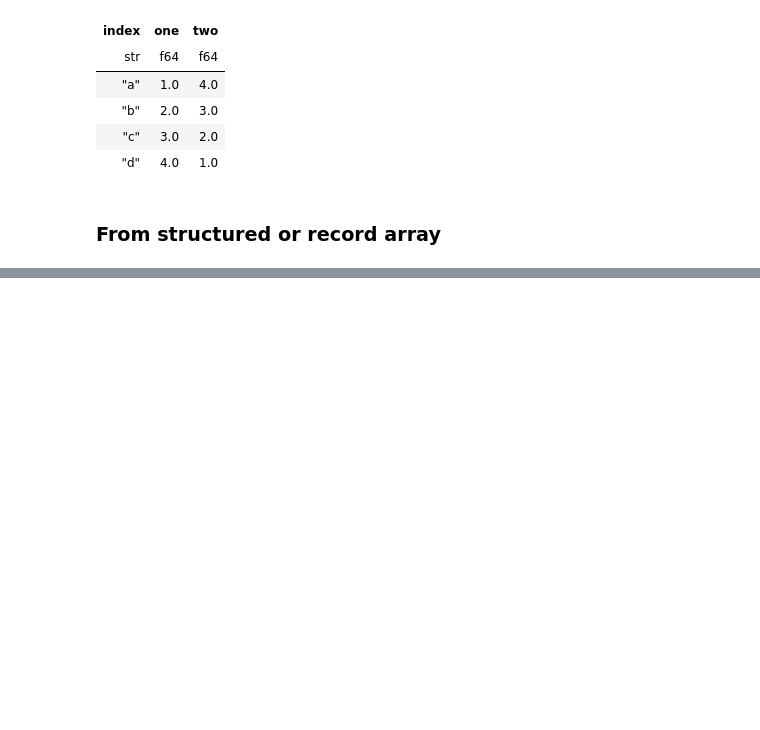
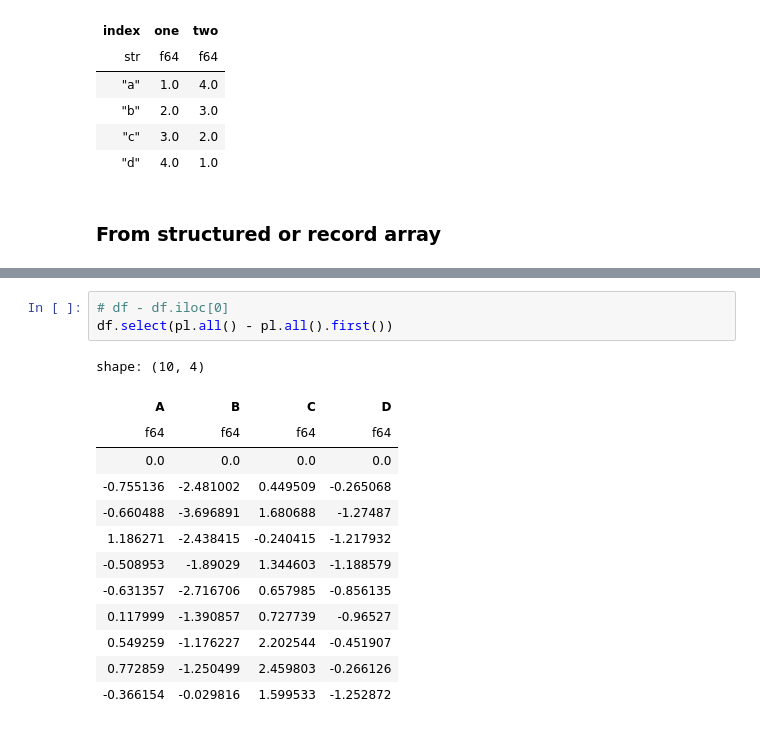
Before and after one commit to ruoyu0088/polars_guide, a Jupyter notebook: polars_guide/515_polars_pandas_data.ipynb, the cells around one changed output, grey strips where cells are left out. Drawn from its saved outputs; the diff is of its cells as text; blank space fills up the shorter version.

```diff
--- a/polars_guide/515_polars_pandas_data.ipynb
+++ b/polars_guide/515_polars_pandas_data.ipynb
@@ -294,0 +630,17 @@ shape: (4, 3)
+# %%
+# df - df.iloc[0]
+df.select(pl.all() - pl.all().first())
+# %% [output]
+shape: (10, 4)
+| A | B | C | D |
+| f64 | f64 | f64 | f64 |
+| 0.0 | 0.0 | 0.0 | 0.0 |
+| -0.755136 | -2.481002 | 0.449509 | -0.265068 |
+| -0.660488 | -3.696891 | 1.680688 | -1.27487 |
+| 1.186271 | -2.438415 | -0.240415 | -1.217932 |
+| -0.508953 | -1.89029 | 1.344603 | -1.188579 |
+| -0.631357 | -2.716706 | 0.657985 | -0.856135 |
+| 0.117999 | -1.390857 | 0.727739 | -0.96527 |
+| 0.549259 | -1.176227 | 2.202544 | -0.451907 |
+| 0.772859 | -1.250499 | 2.459803 | -0.266126 |
+| -0.366154 | -0.029816 | 1.599533 | -1.252872 |
```
Also changed, not shown: parts of 82 cells of this notebook, 3 other files.
